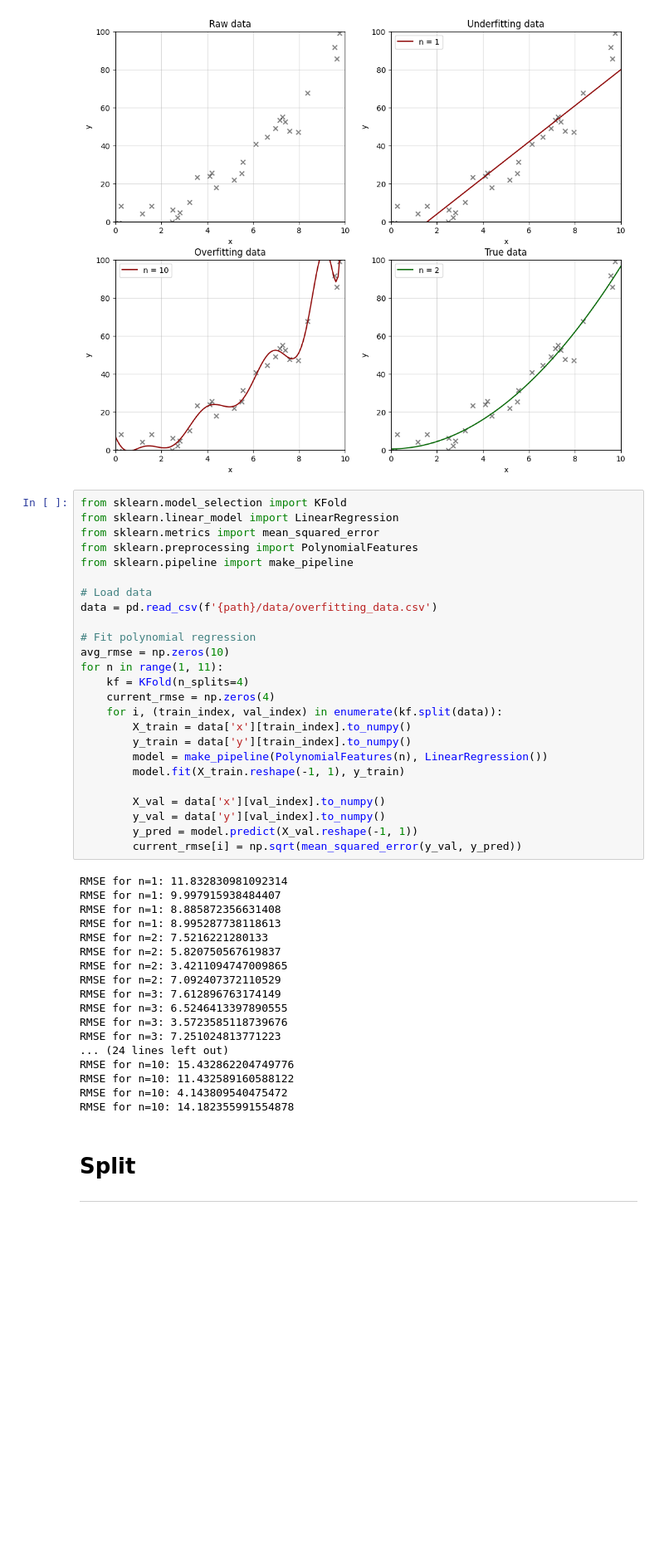
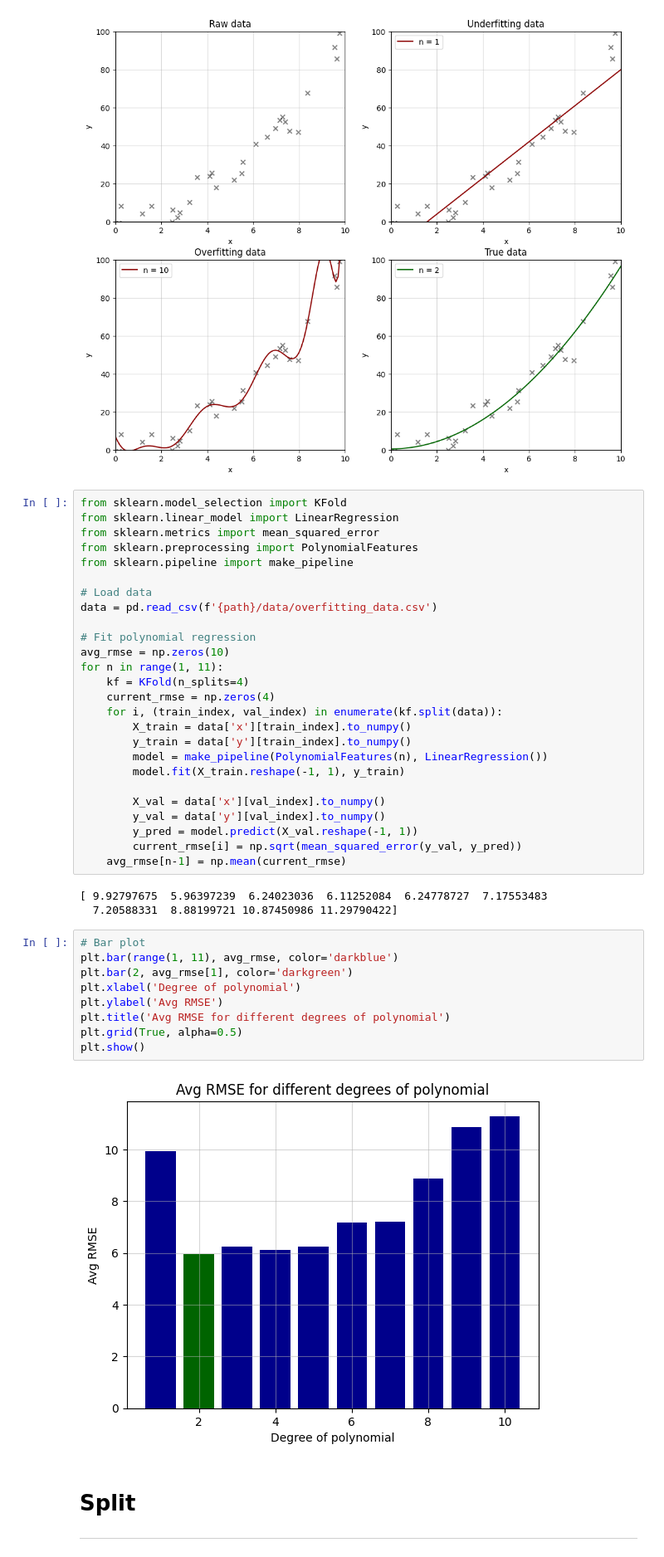
Before and after one commit to gaspardvilla/Nomades_ADA, a Jupyter notebook: slides_builders/19_05_2025.ipynb, the cells around one changed output. Shown at 83% size. Saved outputs shown, nothing was run; the diff lists cells and outputs as text; blank space fills up the shorter version.

```diff
--- a/slides_builders/19_05_2025.ipynb
+++ b/slides_builders/19_05_2025.ipynb
@@ -117,24 +117,21 @@ for n in range(1, 11):
         y_val = data['y'][val_index].to_numpy()
         y_pred = model.predict(X_val.reshape(-1, 1))
         current_rmse[i] = np.sqrt(mean_squared_error(y_val, y_pred))
+    avg_rmse[n-1] = np.mean(current_rmse)
 # %% [output]
-RMSE for n=1: 11.832830981092314
-RMSE for n=1: 9.997915938484407
-RMSE for n=1: 8.885872356631408
-RMSE for n=1: 8.995287738118613
-RMSE for n=2: 7.5216221280133
-RMSE for n=2: 5.820750567619837
-RMSE for n=2: 3.4211094747009865
-RMSE for n=2: 7.092407372110529
-RMSE for n=3: 7.612896763174149
-RMSE for n=3: 6.5246413397890555
-RMSE for n=3: 3.5723585118739676
-RMSE for n=3: 7.251024813771223
-... (24 lines left out)
-RMSE for n=10: 15.432862204749776
-RMSE for n=10: 11.432589160588122
-RMSE for n=10: 4.143809540475472
-RMSE for n=10: 14.182355991554878
+[ 9.92797675  5.96397239  6.24023036  6.11252084  6.24778727  7.17553483
+  7.20588331  8.88199721 10.87450986 11.29790422]
+# %%
+# Bar plot
+plt.bar(range(1, 11), avg_rmse, color='darkblue')
+plt.bar(2, avg_rmse[1], color='darkgreen')
+plt.xlabel('Degree of polynomial')
+plt.ylabel('Avg RMSE')
+plt.title('Avg RMSE for different degrees of polynomial')
+plt.grid(True, alpha=0.5)
+plt.show()
+# %% [output]
+[figure, added]
 # %% [markdown]
 # Split
 ***
```
Also changed, not shown: 2 other files.
